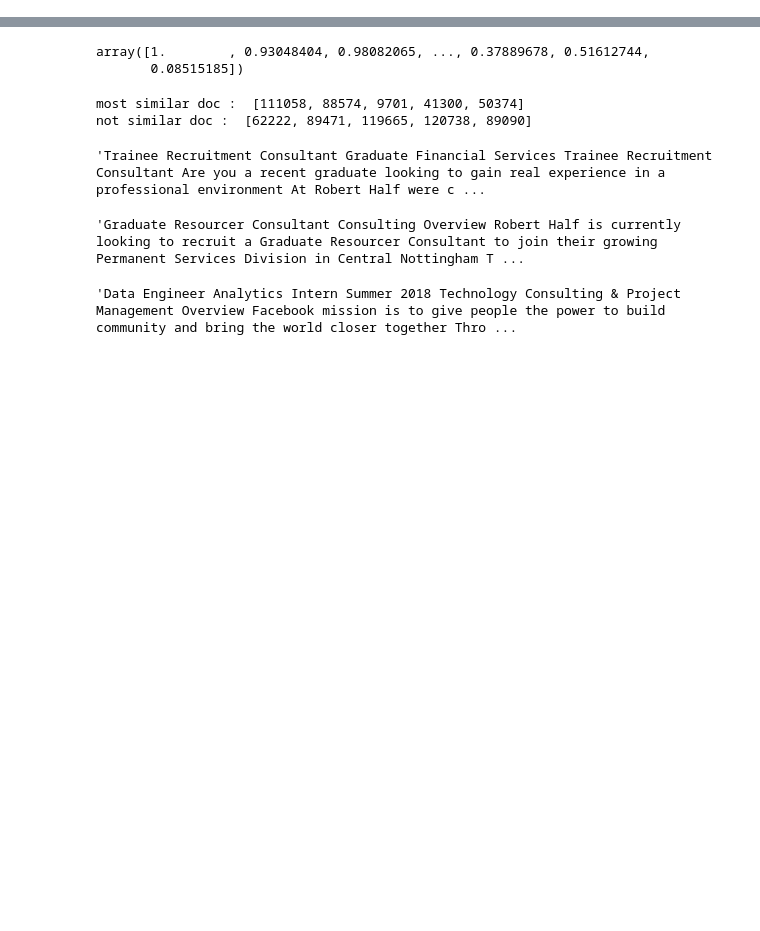
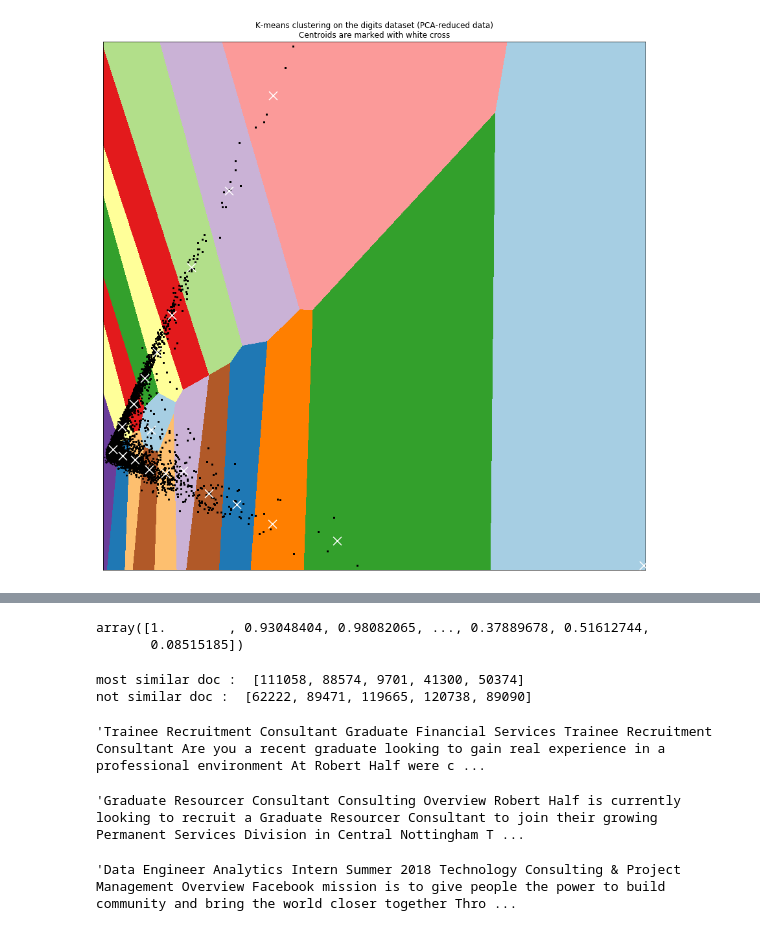
Before and after one commit to Lassanabright/Bright_Network-Data_Science, a Jupyter notebook: Word_Embedding.ipynb, the cells around one changed output, grey strips where cells are left out. Cells and saved outputs as stored; diff of their text form; code cells hidden in the pictures; blank space fills up the shorter version.

```diff
--- a/Word_Embedding.ipynb
+++ b/Word_Embedding.ipynb
@@ -244,0 +480,2 @@ progress :  0.9989131824574863
+# %%
+X_user=get_vector(train_user_occurences, train_user_clean, 200)
@@ -246,0 +502,2 @@ X_train=np.array(X)
+# %%
+X_train_user=np.array(X_user)
@@ -246,0 +514,2 @@ X_train=np.array(X)
+# %%
+X_train_user_final=np.concatenate((X_train_user, user_characteristics.values), axis=1)
@@ -247,6 +520,6 @@ X_train=np.array(X)
 # %%
 pca = PCA(n_components=2)
-result = pca.fit_transform(X_train)
+result_user = pca.fit_transform(X_train_user_final)
 # %%
 print(pca.explained_variance_ratio_)
 # %% [output]
@@ -265,3 +548,80 @@ def get_job_info_plot(df):
     return job_info
 # %%
 infos=get_job_info_plot(train)
+# %%
+print(__doc__)
+from time import time
+from sklearn import metrics
+from sklearn.cluster import KMeans
+
+
+data = result_user[:55000,:]
+
+n_samples, n_features = data.shape
+n_digits = 20
+
+sample_size = 300
+
+print("n_digits: %d, \t n_samples %d, \t n_features %d"
+      % (n_digits, n_samples, n_features))
+
+
+print(82 * '_')
+print('init\t\ttime\tinertia\thomo\tcompl\tv-meas\tARI\tAMI\tsilhouette')
+
+
+def bench_k_means(estimator, name, data):
+    t0 = time()
+    estimator.fit(data)
+    print('%-9s\t%.2fs\t%i\t%.3f\t%.3f\t%.3f\t%.3f\t%.3f\t%.3f'
+          % (name, (time() - t0), estimator.inertia_,
+             metrics.homogeneity_score(labels, estimator.labels_),
+             metrics.completeness_score(labels, estimator.labels_),
+             metrics.v_measure_score(labels, estimator.labels_),
+             metrics.adjusted_rand_score(labels, estimator.labels_),
+             metrics.adjusted_mutual_info_score(labels,  estimator.labels_),
+             metrics.silhouette_score(data, estimator.labels_,
+                                      metric='euclidean',
+                                      sample_size=sample_size)))
+
+# #############################################################################
+# Visualize the results on PCA-reduced data
+
+reduced_data = data
+kmeans = KMeans(init='k-means++', n_clusters=n_digits)
+kmeans.fit(reduced_data)
+
+# Step size of the mesh. Decrease to increase the quality of the VQ.
+h = .02     # point in the mesh [x_min, x_max]x[y_min, y_max].
+
+# Plot the decision boundary. For that, we will assign a color to each
+x_min, x_max = reduced_data[:, 0].min() - 1, reduced_data[:, 0].max() + 1
+y_min, y_max = reduced_data[:, 1].min() - 1, reduced_data[:, 1].max() + 1
+xx, yy = np.meshgrid(np.arange(x_min, x_max, h), np.arange(y_min, y_max, h))
+
+# Obtain labels for each point in mesh. Use last trained model.
+Z = kmeans.predict(np.c_[xx.ravel(), yy.ravel()])
+
+# Put the result into a color plot
+Z = Z.reshape(xx.shape)
+plt.figure(figsize=(15,15))
+plt.clf()
+plt.imshow(Z, interpolation='nearest',
+           extent=(xx.min(), xx.max(), yy.min(), yy.max()),
+           cmap=plt.cm.Paired,
+           aspect='auto', origin='lower')
+
+plt.plot(reduced_data[:, 0], reduced_data[:, 1], 'k.', markersize=2)
+# Plot the centroids as a white X
+centroids = kmeans.cluster_centers_
+plt.scatter(centroids[:, 0], centroids[:, 1],
+            marker='x', s=169, linewidths=3,
+            color='w', zorder=10)
+plt.title('K-means clustering on the digits dataset (PCA-reduced data)\n'
+          'Centroids are marked with white cross')
+plt.xlim(x_min, x_max)
+plt.ylim(y_min, y_max)
+plt.xticks(())
+plt.yticks(())
+plt.show()
+# %% [output]
@@ -267,0 +632 @@ infos=get_job_info_plot(train)
+[figure, added]
```
Also changed, not shown: parts of 75 cells of this notebook, 2 other files.
